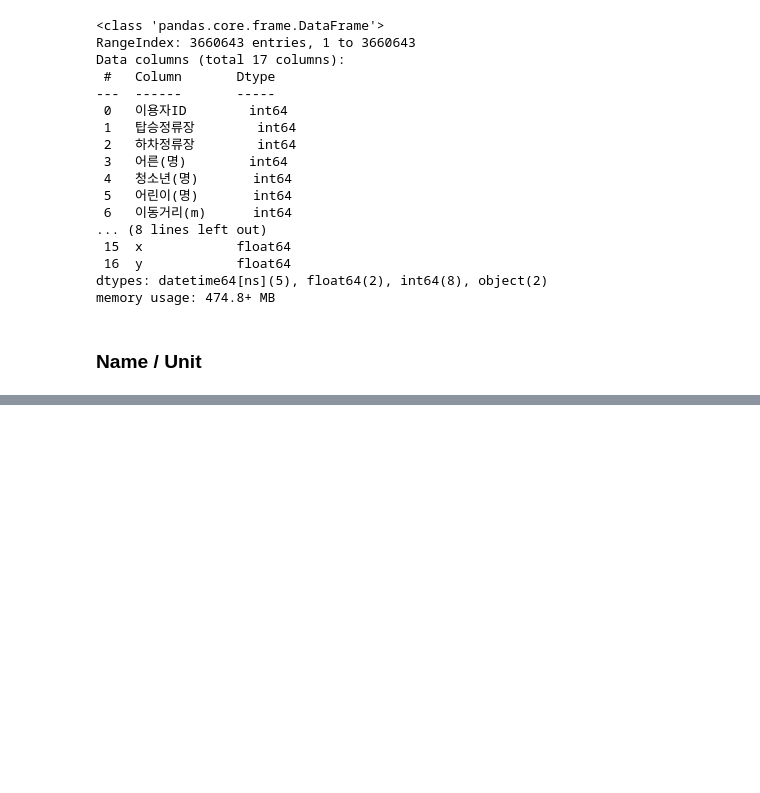
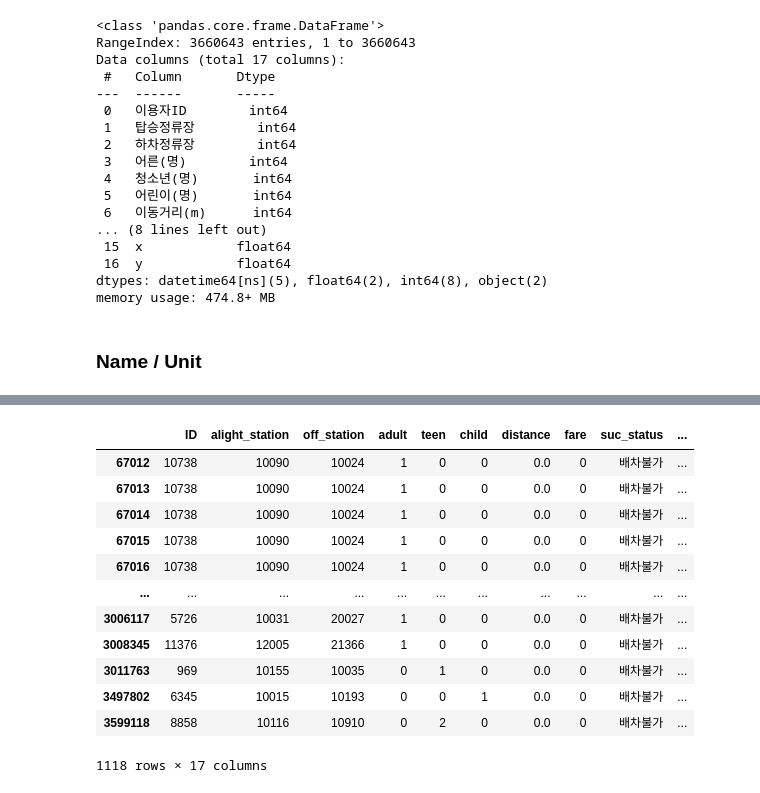
Before and after one commit to green-jade/iMOD-analysis, a Jupyter notebook: Data_Cleaning.ipynb, the cells around one changed output, grey strips where cells are left out. Cells and saved outputs as stored; diff of their text form; code cells hidden in the pictures; blank space fills up the shorter version.

```diff
--- a/Data_Cleaning.ipynb
+++ b/Data_Cleaning.ipynb
@@ -109,3 +109,3 @@ order[["x", "y"]] = order["호출장소"].str.strip(r"()").str.split(",", expand
 # %%
-order = order.drop(['호출장소'], axis = 1)
+order_list = order_list.drop(['호출장소'], axis = 1)
 # %%
@@ -131,9 +131,9 @@ memory usage: 474.8+ MB
 # %% [markdown]
 ### Name / Unit
 # %%
-order = order.rename(columns = {"이용자ID":"ID", "탑승정류장":"alight_station", "하차정류장":"off_station", "어른(명)":"adult", "청소년(명)":"teen", "어린이(명)":"child",
+order_list = order_list.rename(columns = {"이용자ID":"ID", "탑승정류장":"alight_station", "하차정류장":"off_station", "어른(명)":"adult", "청소년(명)":"teen", "어린이(명)":"child",
                                 "이동거리(m)":"distance", "요금(원)":"fare", "배차상태":"suc_status", "배차상태상세":"suc_status_d"})
 # %%
 # change unit of "distance" (m to km)
 
-order['distance'] = order['distance'] / 1000
+order_list['distance'] = order_list['distance'] / 1000
@@ -143,0 +170,21 @@ pd.read_csv('order.csv')
+# %%
+# 현재 suc_status_d가 '운행가능차량없음' 또는 '중복된 이용신청'이라고 입력되어 있는 행의 suc_status가 '배차불가'로 입력되어 있지 않아 수정
+order_list.loc[(order_list['suc_status_d']=='운행가능차량없음')|(order_list['suc_status_d']=='중복된 이용신청'),'suc_status'] = '배차불가'
+# %%
+# 수정 결과 확인
+order_list.loc[(order_list['suc_status']=='배차불가')&(order_list['suc_status_d']=='운행가능차량없음')]
+order_list.loc[(order_list['suc_status']=='배차불가')&(order_list['suc_status_d']=='중복된 이용신청')]
+# %% [output]
+|  | ID | alight_station | off_station | adult | teen | child | distance | fare | suc_status | ... |
+| 67012 | 10738 | 10090 | 10024 | 1 | 0 | 0 | 0.0 | 0 | 배차불가 | ... |
+| 67013 | 10738 | 10090 | 10024 | 1 | 0 | 0 | 0.0 | 0 | 배차불가 | ... |
+| 67014 | 10738 | 10090 | 10024 | 1 | 0 | 0 | 0.0 | 0 | 배차불가 | ... |
+| 67015 | 10738 | 10090 | 10024 | 1 | 0 | 0 | 0.0 | 0 | 배차불가 | ... |
+| 67016 | 10738 | 10090 | 10024 | 1 | 0 | 0 | 0.0 | 0 | 배차불가 | ... |
+| ... | ... | ... | ... | ... | ... | ... | ... | ... | ... | ... |
+| 3006117 | 5726 | 10031 | 20027 | 1 | 0 | 0 | 0.0 | 0 | 배차불가 | ... |
+| 3008345 | 11376 | 12005 | 21366 | 1 | 0 | 0 | 0.0 | 0 | 배차불가 | ... |
+| 3011763 | 969 | 10155 | 10035 | 0 | 1 | 0 | 0.0 | 0 | 배차불가 | ... |
+| 3497802 | 6345 | 10015 | 10193 | 0 | 0 | 1 | 0.0 | 0 | 배차불가 | ... |
+| 3599118 | 8858 | 10116 | 10910 | 0 | 2 | 0 | 0.0 | 0 | 배차불가 | ... |
+1118 rows × 17 columns
```
Also changed, not shown: parts of 48 cells of this notebook, 1 other file.
